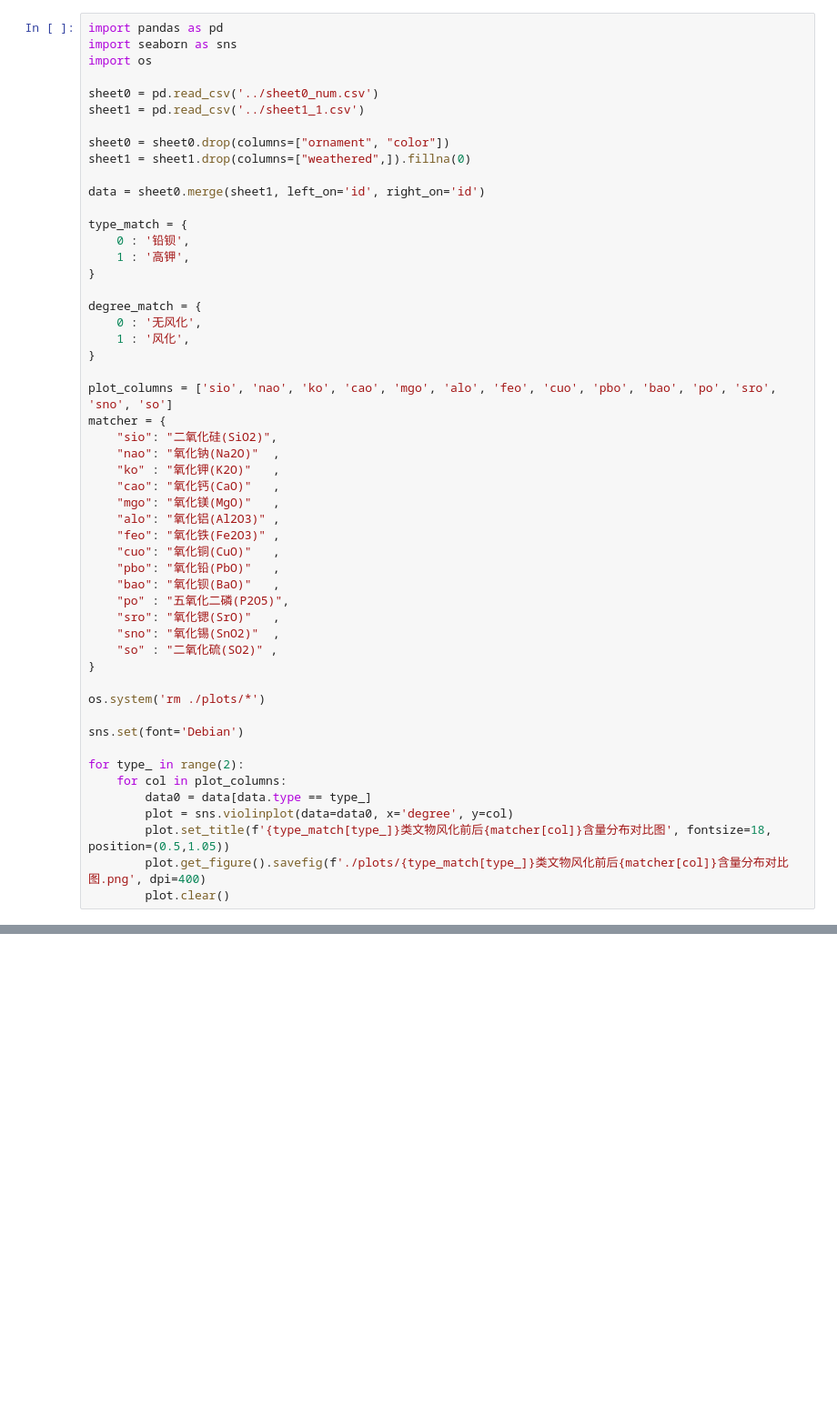
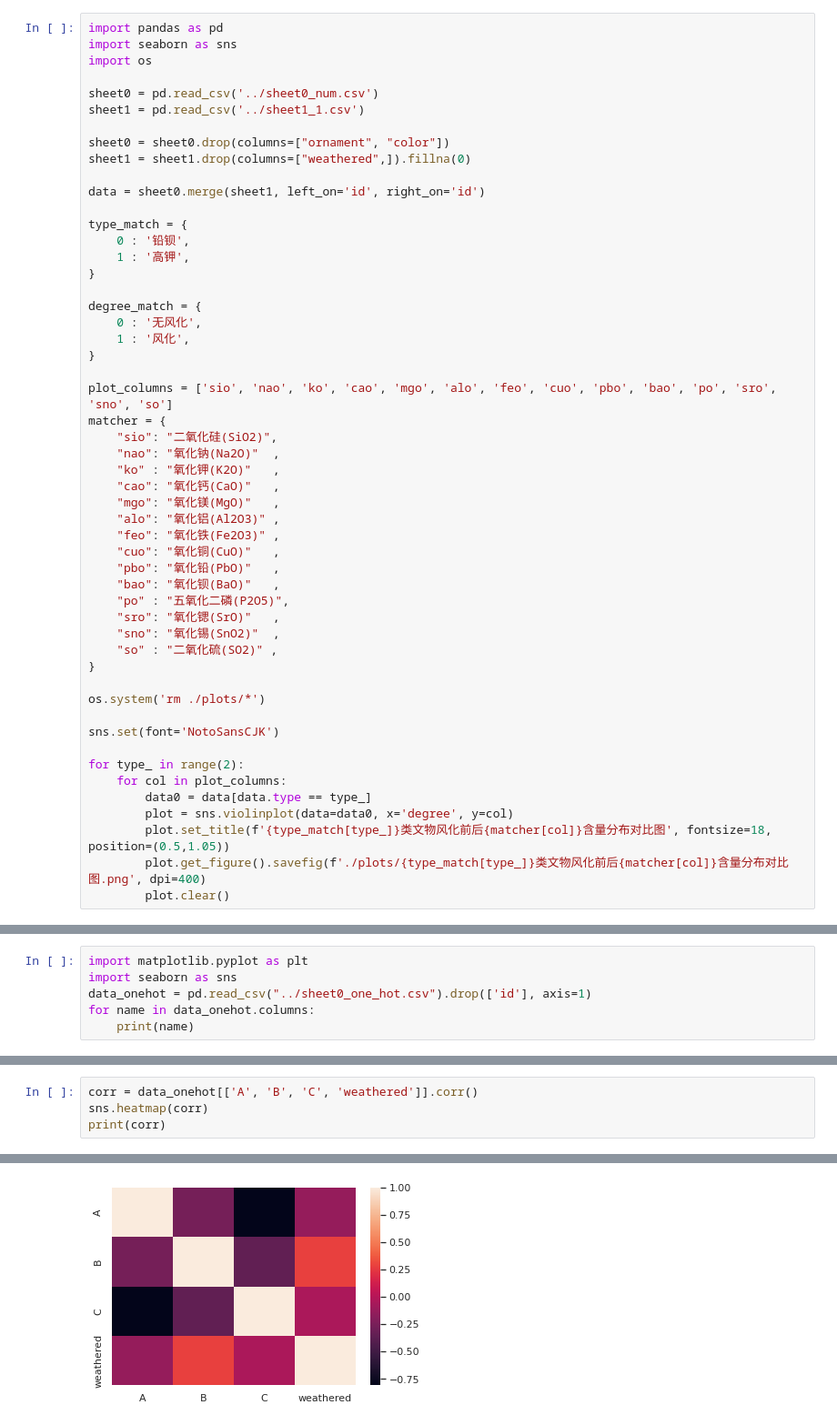
Before and after one commit to qiyuan-chen/Math_Modeling_2022, a Jupyter notebook: T1/T1_1.ipynb, the cells around one changed output, grey strips where cells are left out. Shown at 91% size. Saved outputs shown, nothing was run; the diff lists cells and outputs as text; blank space fills up the shorter version.

```diff
--- a/T1/T1_1.ipynb
+++ b/T1/T1_1.ipynb
@@ -75,7 +75,7 @@ matcher = {
 
 os.system('rm ./plots/*')
 
-sns.set(font='Debian')
+sns.set(font='NotoSansCJK')
 
 for type_ in range(2):
     for col in plot_columns:
@@ -91,0 +113,6 @@ findfont: Font family ['Debian'] not found. Falling back to DejaVu Sans.
+# %%
+import matplotlib.pyplot as plt
+import seaborn as sns
+data_onehot = pd.read_csv("../sheet0_one_hot.csv").drop(['id'], axis=1)
+for name in data_onehot.columns:
+    print(name)
@@ -91,0 +134,5 @@ findfont: Font family ['Debian'] not found. Falling back to DejaVu Sans.
+# %%
+corr = data_onehot[['A', 'B', 'C', 'weathered']].corr()
+sns.heatmap(corr)
+print(corr)
+# %% [output]
@@ -91,0 +144 @@ findfont: Font family ['Debian'] not found. Falling back to DejaVu Sans.
+[figure, added]
```
Also changed, not shown: parts of 7 cells of this notebook, 34 other files.
